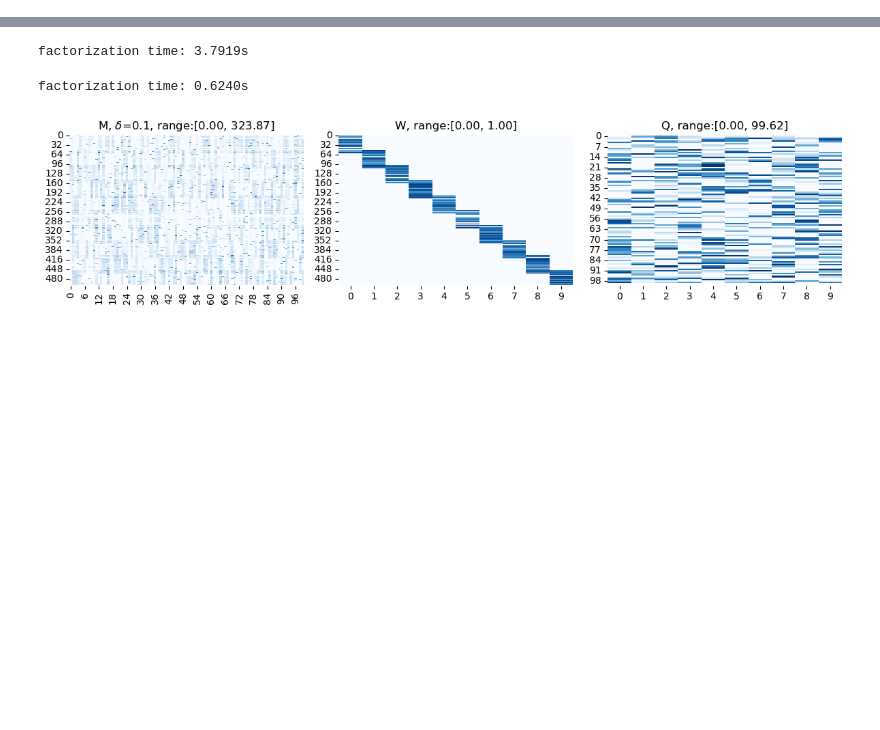
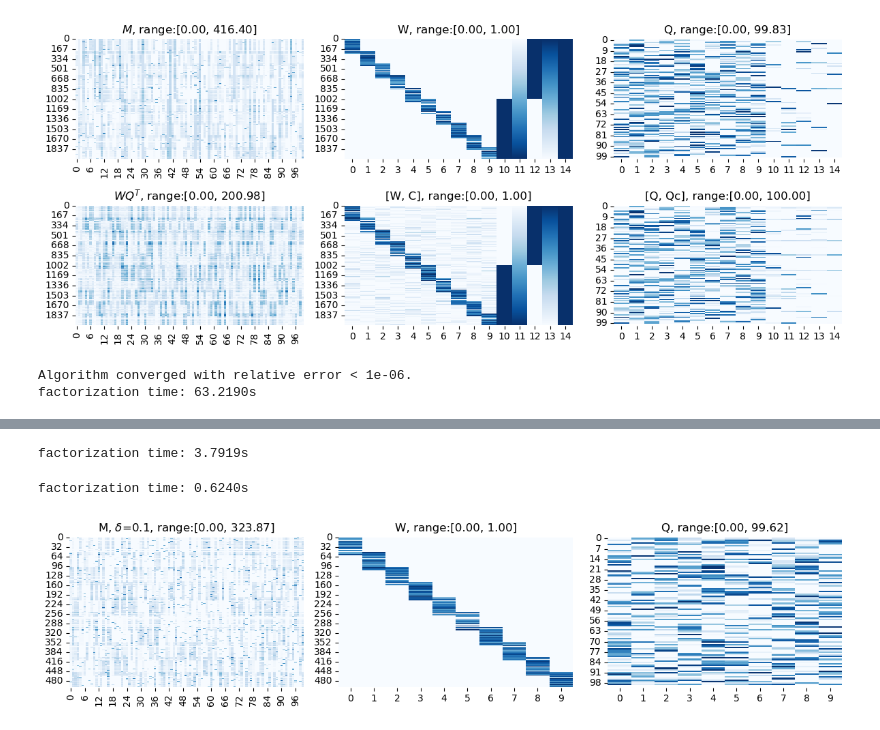
Before and after one commit to jefferykclam/ICQF, a Jupyter notebook: demonstration.ipynb, the cells around one changed output, grey strips where cells are left out. Saved outputs shown, nothing was run; the diff lists cells and outputs as text; code cells hidden in the pictures; blank space fills up the shorter version.

```diff
--- a/demonstration.ipynb
+++ b/demonstration.ipynb
@@ -31,11 +64,11 @@ true_W, true_Q, confound_raw, M_clean, M = simulation(10000, 100, 10, 50, densit
 # %%
 clf = ICQF(n_components=10,
-           W_beta=0.1,
+           W_beta=0.0,
            Q_beta=0.0,
            W_upperbd=(True, 1.0),
            M_upperbd=(True, np.max(MF_data.M)),
            Q_upperbd=(True, 100),
-           method='admm', max_iter=2000, min_iter=10, tol=1e-6)
+           method='admm', max_iter=2000, min_iter=10, tol=1e-6, verbose=True)
 # %%
 tic = time.perf_counter()
 manual_MF_data, loss = clf.fit_transform(MF_data)
@@ -45,0 +80,4 @@ factorization time: 4.1846s
+# %%
+show_synthetic_result(manual_MF_data, true_W, true_Q)
+# %% [output]
+[figure, added]
@@ -45,0 +92,8 @@ factorization time: 4.1846s
+# %%
+tic = time.perf_counter()
+manual_MF_data, loss = clf.fit_transform(MF_data)
+toc = time.perf_counter()
+print(f"factorization time: {toc-tic:0.4f}s")
+# %% [output]
+Algorithm converged with relative error < 1e-06.
+factorization time: 63.2190s
```
Also changed, not shown: parts of 19 cells of this notebook, 2 other files.
